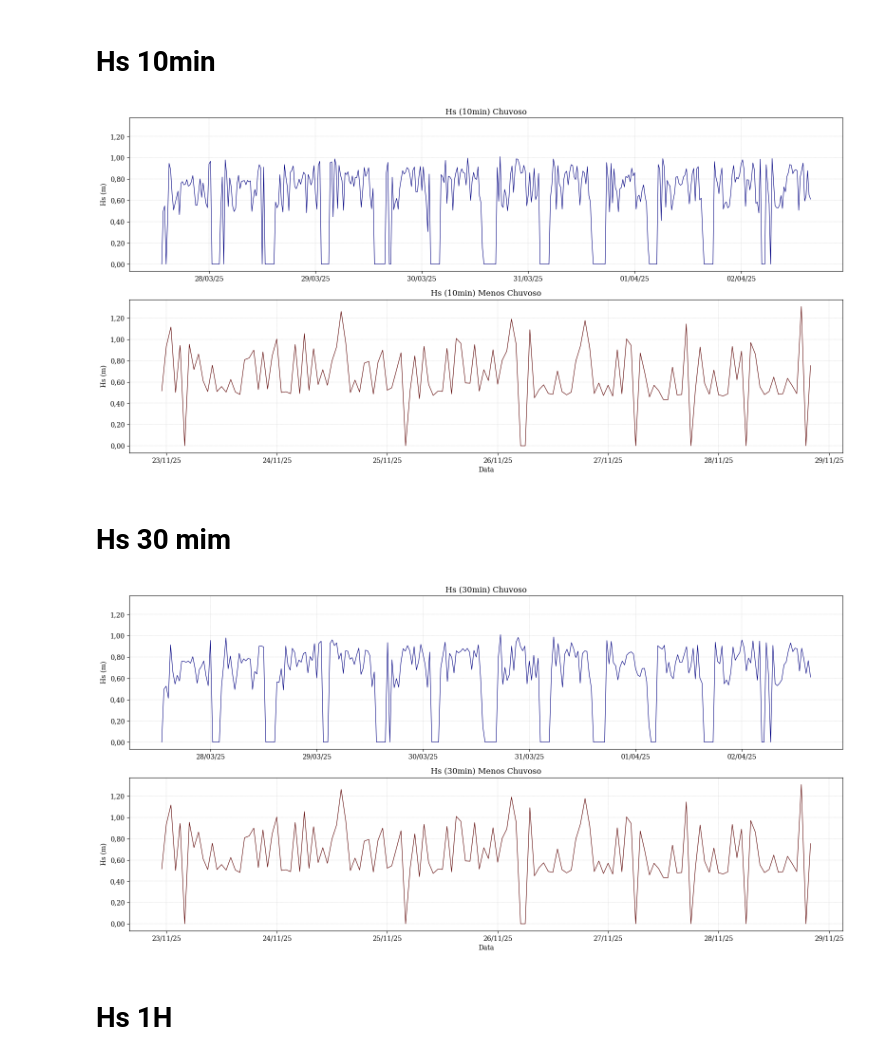
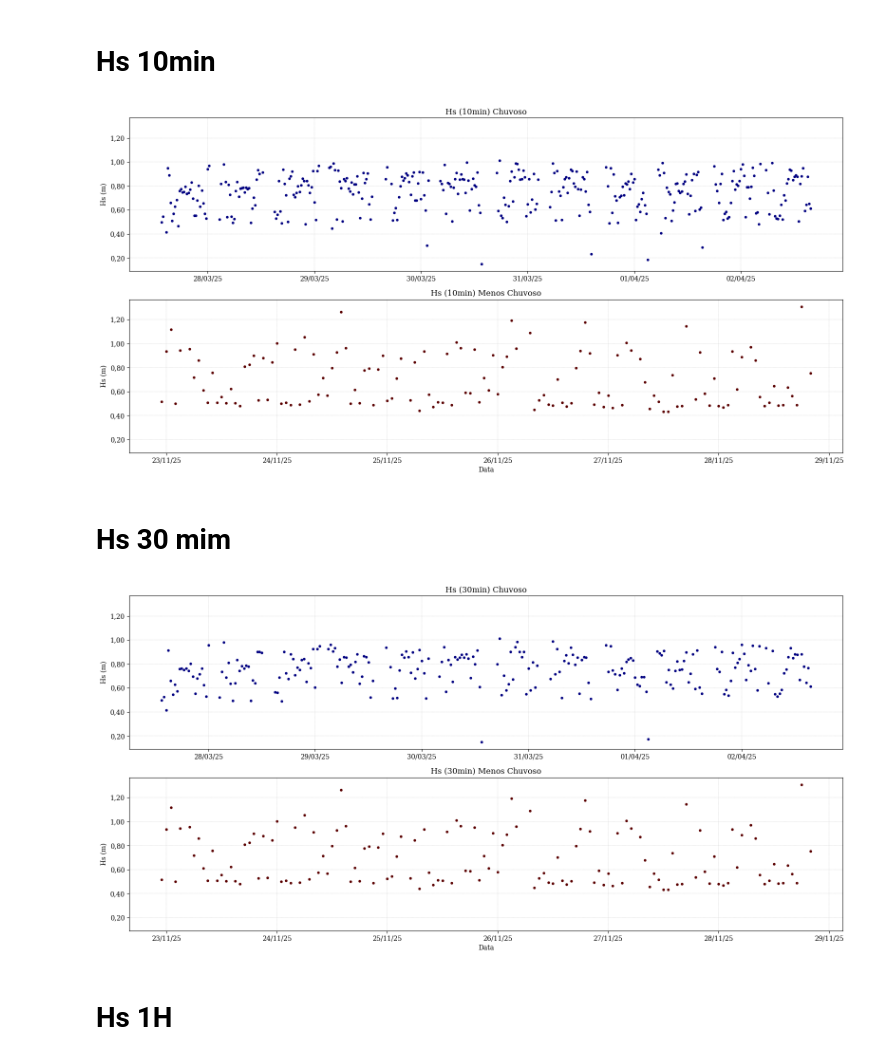
Before and after one commit to zydanne-costa/Ondas_ADCP_SCO_Mar_Nov_2025, a Jupyter notebook: main_strk.ipynb, the cells around one changed output. Saved outputs shown, nothing was run; the diff lists cells and outputs as text; code cells hidden in the pictures.

```diff
--- a/main_strk.ipynb
+++ b/main_strk.ipynb
@@ -634,6 +634,7 @@ Hs STRK Seco = 0.745 m
 # %% [markdown]
 # Def intervalados
 # %%
+import numpy as np
 # =========================================================
 # Hs INTERVALADO
 # =========================================================
@@ -701,6 +702,10 @@ def calc_hs_intervalo(df, intervalo):
                     alturas_total[:n]
                 )
 
+                # Replace very small values with NaN
+                if hs < 1e-10:
+                    hs = np.nan
+
                 resultados.append([
                     tempo,
                     hs
@@ -708,8 +713,8 @@ def calc_hs_intervalo(df, intervalo):
 
     df_hs = pd.DataFrame(
         resultados,
-        columns=[
-            'DataHora',
+        columns=
+            ['DataHora',
             'Hs'
         ]
     )
@@ -745,7 +750,9 @@ ax[0].plot(
     df_Hs_10min_CHU_STRK['DataHora'],
     df_Hs_10min_CHU_STRK['Hs'],
     color='navy',
-    linewidth=0.8
+    marker='o',
+    linestyle='None',
+    markersize=3
 )
 
 ax[0].set_title(
@@ -775,7 +782,9 @@ ax[1].plot(
     df_Hs_10min_SEC_STRK['DataHora'],
     df_Hs_10min_SEC_STRK['Hs'],
     color='#5A0000',
-    linewidth=0.8
+    marker='o',
+    linestyle='None',
+    markersize=3
 )
 
 ax[1].set_title(
@@ -791,34 +800,34 @@ ax[1].set_xlabel(
 )
 
 ax[1].grid(
     True,
     linestyle='--',
     linewidth=0.3,
     alpha=0.9
 )
 
 ax[1].yaxis.set_major_formatter(
     mticker.FuncFormatter(
         comma_formatter
     )
 )
 
 ax[0].xaxis.set_major_formatter(
     mdates.DateFormatter(
         '%d/%m/%y'
     )
 )
 
 ax[1].xaxis.set_major_formatter(
     mdates.DateFormatter(
         '%d/%m/%y'
     )
 )
 
 plt.tight_layout()
 plt.show()
 # %% [output]
-[figure, old version]
+[figure, new version]
 # %% [markdown]
 # Hs 30 mim
 # %%
@@ -851,7 +860,9 @@ ax[0].plot(
     df_Hs_30min_CHU_STRK['DataHora'],
     df_Hs_30min_CHU_STRK['Hs'],
     color='navy',
-    linewidth=0.8
+    marker='o',
+    linestyle='None',
+    markersize=3
 )
 
 ax[0].set_title(
@@ -887,7 +898,9 @@ ax[1].plot(
     df_Hs_30min_SEC_STRK['DataHora'],
     df_Hs_30min_SEC_STRK['Hs'],
     color='#5A0000',
-    linewidth=0.8
+    marker='o',
+    linestyle='None',
+    markersize=3
 )
 
 ax[1].set_title(
@@ -936,7 +949,7 @@ ax[1].xaxis.set_major_formatter(
 plt.tight_layout()
 plt.show()
 # %% [output]
-[figure, old version]
+[figure, new version]
 # %% [markdown]
 # Hs 1H
 # %%
```
Also changed, not shown: parts of 4 cells of this notebook.
